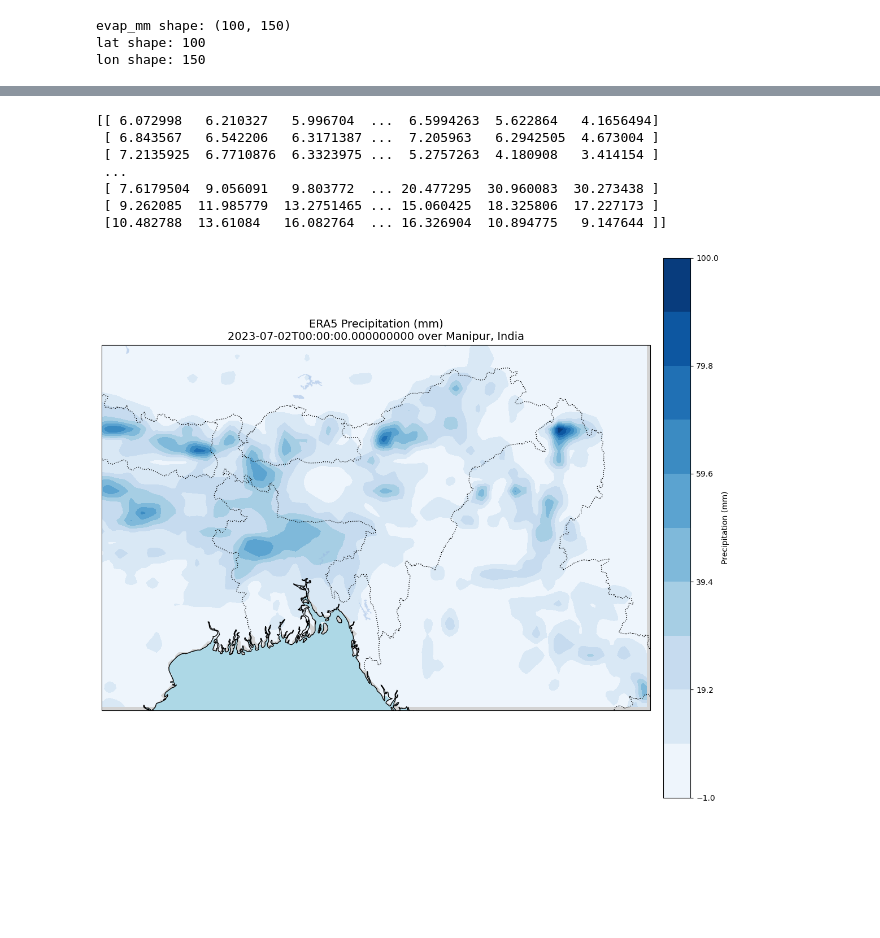
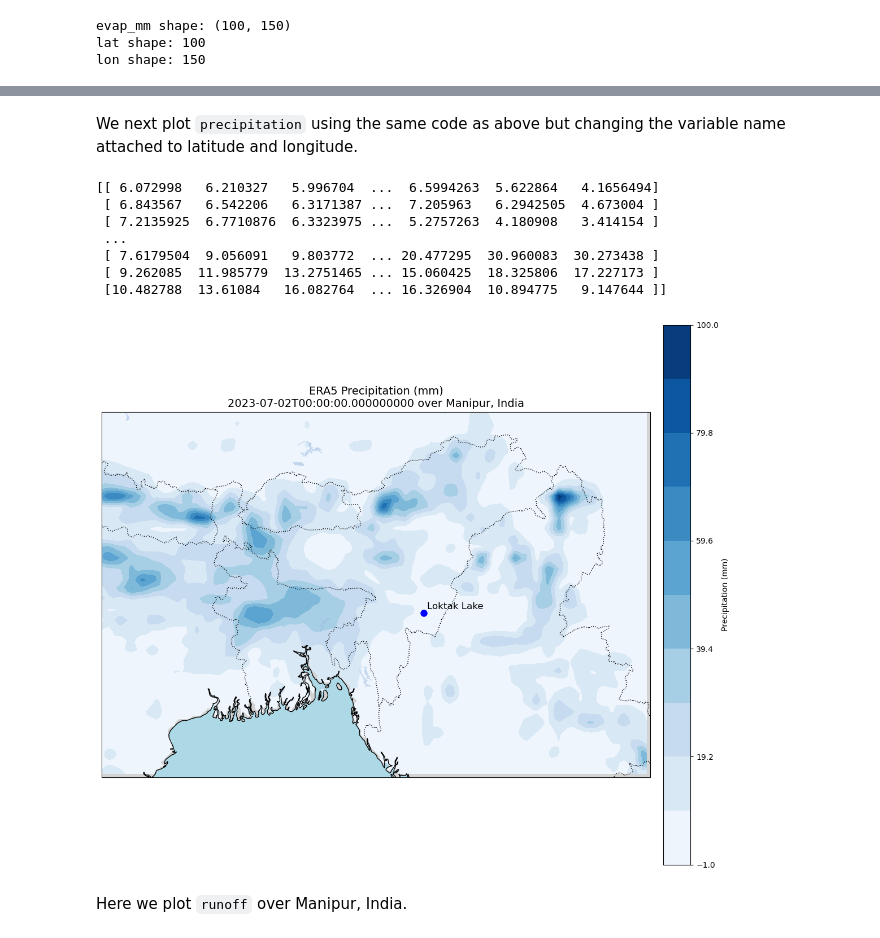
Before and after one commit to jlbouffard/proto-cookbook, a Jupyter notebook: notebooks/notebook1.ipynb, the cells around one changed output, grey strips where cells are left out. Saved outputs shown, nothing was run; the diff lists cells and outputs as text; code cells hidden in the pictures; blank space fills up the shorter version.

```diff
--- a/notebooks/notebook1.ipynb
+++ b/notebooks/notebook1.ipynb
@@ -132,3 +129,3 @@ m
 # %%
-lat_range = np.arange(extent[3], extent[2],-0.1)
-lon_range = np.arange(extent[0], extent[1],0.1)
+lat_range = np.arange(latN, latS,-0.1)
+lon_range = np.arange(lonW, lonE,0.1)
@@ -222,3 +219,5 @@ plt.show()
+# %% [markdown]
+We next plot `precipitation` using the same code as above but changing the variable name attached to latitude and longitude.
 # %%
 precip_sub = precip.sel(latitude=lat_range,method='nearest').sel(longitude=lon_range, method='nearest')
 
@@ -226,11 +225,7 @@ precip_sub = precip.sel(latitude=lat_range,method='nearest').sel(longitude=lon_r
 precip_mm = precip_sub * 1000  # 1 m = 1000 mm
 print(precip_mm.values)
 
-# Create 2D lat/lon grid
-# lon2d = evap_mm['longitude'].values
-# lat2d = evap_mm['latitude'].values
-
-# Define map extent for Greenland
+# Define map extent for Manipur, India
 extent = [lonW, lonE, latS,latN]  # lon_min, lon_max, lat_min, lat_max
 
 # Create plot
@@ -238,33 +233,43 @@ fig, ax = plt.subplots(figsize=(12, 10), subplot_kw={'projection': ccrs.PlateCar
 ax.set_extent(extent, crs=ccrs.PlateCarree())
 
 # Add map features
 ax.add_feature(cfeature.COASTLINE)
 ax.add_feature(cfeature.BORDERS, linestyle=':')
 ax.add_feature(cfeature.LAND, facecolor='lightgray')
 ax.add_feature(cfeature.OCEAN, facecolor='lightblue')
 ax.add_feature(cfeature.LAKES, alpha=0.5)
 
 # Plot total precipitation
 levels = np.linspace(-1, 100, 11)
 cf = ax.contourf(precip_mm['longitude'], precip_mm['latitude'], precip_mm.transpose('latitude', 'longitude'), levels= levels, cmap='Blues', transform=ccrs.PlateCarree())
 
+# Add Loktak Lake point
+ax.plot(lon_loktak, lat_loktak, marker='o', color='blue', markersize=8,
+        transform=ccrs.PlateCarree(), label='Loktak Lake')
+
+# Add label text
+ax.text(lon_loktak + 0.1, lat_loktak + 0.1, 'Loktak Lake', fontsize=12,
+        transform=ccrs.PlateCarree(), color='black')
+
 # Colorbar
 cbar = plt.colorbar(cf, ax=ax, orientation='vertical', pad=0.02)
 cbar.set_label("Precipitation (mm)")
 
 # Title
 plt.title(f"ERA5 Precipitation (mm)\n{str(closest_time)} over Manipur, India", fontsize=14)
 
 plt.tight_layout()
 plt.show()
 # %% [output]
 [[ 6.072998   6.210327   5.996704  ...  6.5994263  5.622864   4.1656494]
  [ 6.843567   6.542206   6.3171387 ...  7.205963   6.2942505  4.673004 ]
  [ 7.2135925  6.7710876  6.3323975 ...  5.2757263  4.180908   3.414154 ]
  ...
  [ 7.6179504  9.056091   9.803772  ... 20.477295  30.960083  30.273438 ]
  [ 9.262085  11.985779  13.2751465 ... 15.060425  18.325806  17.227173 ]
  [10.482788  13.61084   16.082764  ... 16.326904  10.894775   9.147644 ]]
-[figure, old version]
+[figure, new version]
+# %% [markdown]
+Here we plot `runoff` over Manipur, India.
 # %%
 runoff_sub = runoff.sel(latitude=lat_range,method='nearest').sel(longitude=lon_range, method='nearest')
```
Also changed, not shown: parts of 35 cells of this notebook, 5 other files.
